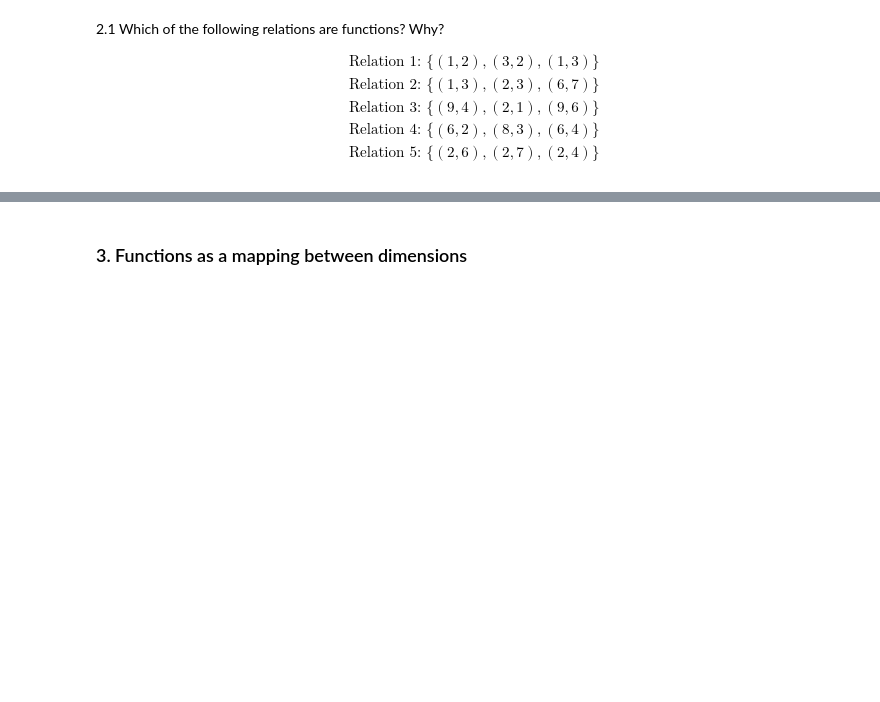
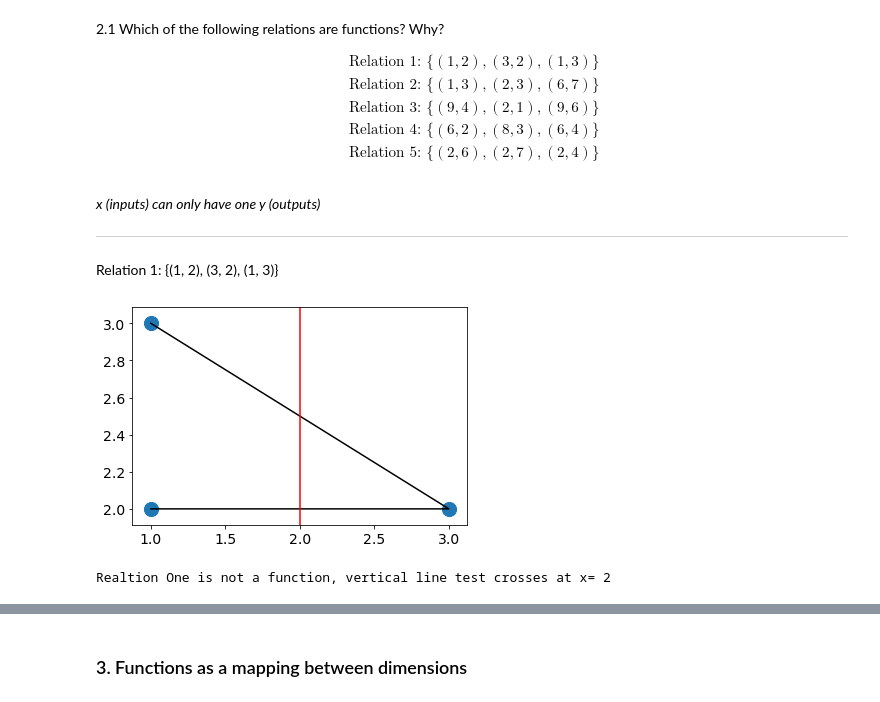
Before and after one commit to RMDircio/DS-Unit-1-Sprint-3-Linear-Algebra, a Jupyter notebook: Regina Dircio - PTDS5 - High Dimensional Data Assignment.ipynb, the cells around one changed output, grey strips where cells are left out. Cells and saved outputs as stored; diff of their text form; code cells hidden in the pictures; blank space fills up the shorter version.

```diff
--- a/Regina Dircio - PTDS5 - High Dimensional Data Assignment.ipynb
+++ b/Regina Dircio - PTDS5 - High Dimensional Data Assignment.ipynb
@@ -22,3 +58,18 @@
 \\
 \text{Relation 5: } \{(2, 6), (2, 7), (2, 4)\}
 \end{align}
+# %% [markdown]
+*x (inputs) can only have one y (outputs)*
+***************
+Relation 1: {(1, 2), (3, 2), (1, 3)}
+# %%
+x = np.array([1, 3, 1])
+y = np.array([2, 2, 3])
+plt.scatter(x,y, s=200)
+plt.plot(x,y, color= 'k')
+plt.axvline(x=2, color='red')
+plt.show()
+print('Realtion One is not a function, vertical line test crosses at x= 2')
+# %% [output]
+[figure, added]
+Realtion One is not a function, vertical line test crosses at x= 2
```
Also changed, not shown: parts of 53 cells of this notebook.
